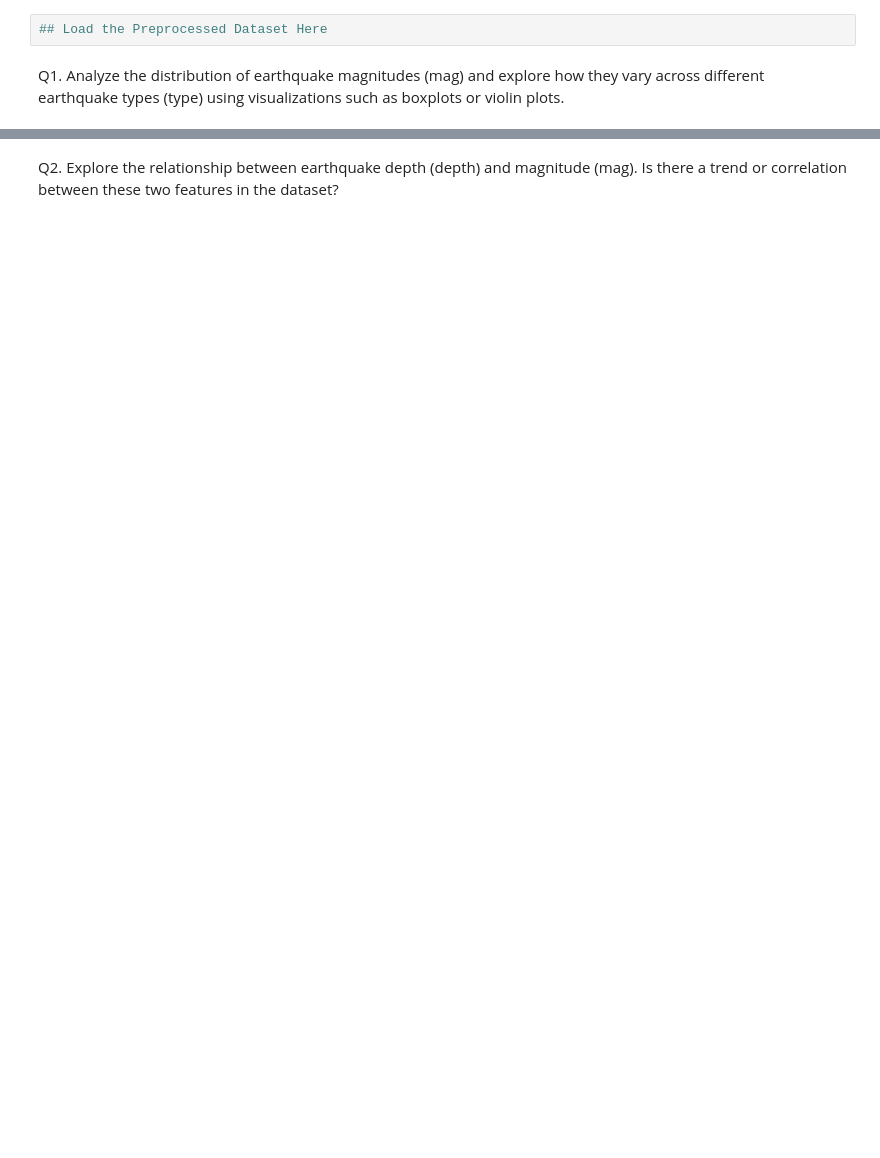
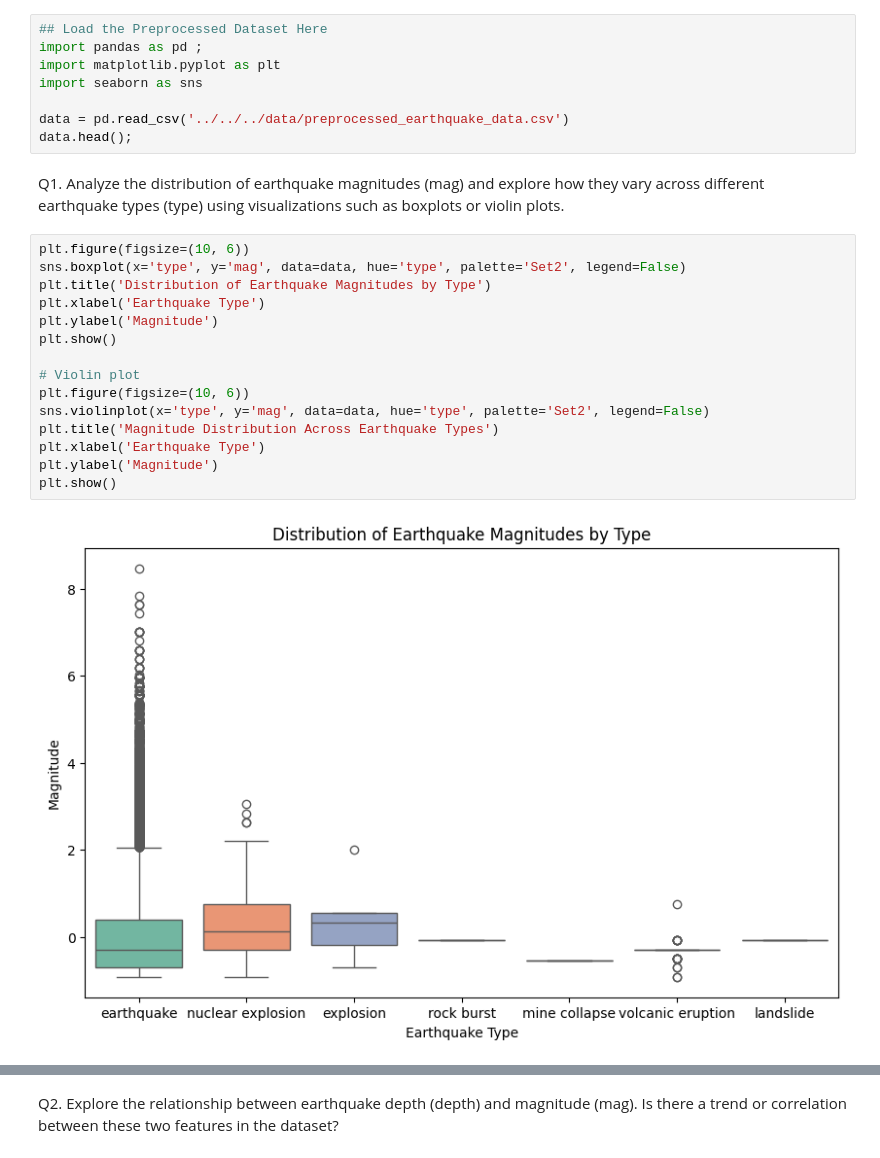
Before and after one commit to ImpactsenseAI-Intern-Project-OCT25/impactsenseAI-Infosys-Intern-project, a Jupyter notebook: milestone_1/week_2/Day_9/Assignment_1.ipynb, the cells around one changed output, grey strips where cells are left out. Cells and saved outputs as stored; diff of their text form; blank space fills up the shorter version.

```diff
--- a/milestone_1/week_2/Day_9/Assignment_1.ipynb
+++ b/milestone_1/week_2/Day_9/Assignment_1.ipynb
@@ -2,5 +2,28 @@
 ### Assignment-1
 # %%
 ## Load the Preprocessed Dataset Here
+import pandas as pd ;
+import matplotlib.pyplot as plt
+import seaborn as sns
+
+data = pd.read_csv('../../../data/preprocessed_earthquake_data.csv')
+data.head();
 # %% [markdown]
 Q1. Analyze the distribution of earthquake magnitudes (mag) and explore how they vary across different earthquake types (type) using visualizations such as boxplots or violin plots.
+# %%
+plt.figure(figsize=(10, 6))
+sns.boxplot(x='type', y='mag', data=data, hue='type', palette='Set2', legend=False)
+plt.title('Distribution of Earthquake Magnitudes by Type')
+plt.xlabel('Earthquake Type')
+plt.ylabel('Magnitude')
+plt.show()
+
+# Violin plot
+plt.figure(figsize=(10, 6))
+sns.violinplot(x='type', y='mag', data=data, hue='type', palette='Set2', legend=False)
+plt.title('Magnitude Distribution Across Earthquake Types')
+plt.xlabel('Earthquake Type')
+plt.ylabel('Magnitude')
+plt.show()
+# %% [output]
+[figure, added]
```
Also changed, not shown: parts of 4 cells of this notebook.
